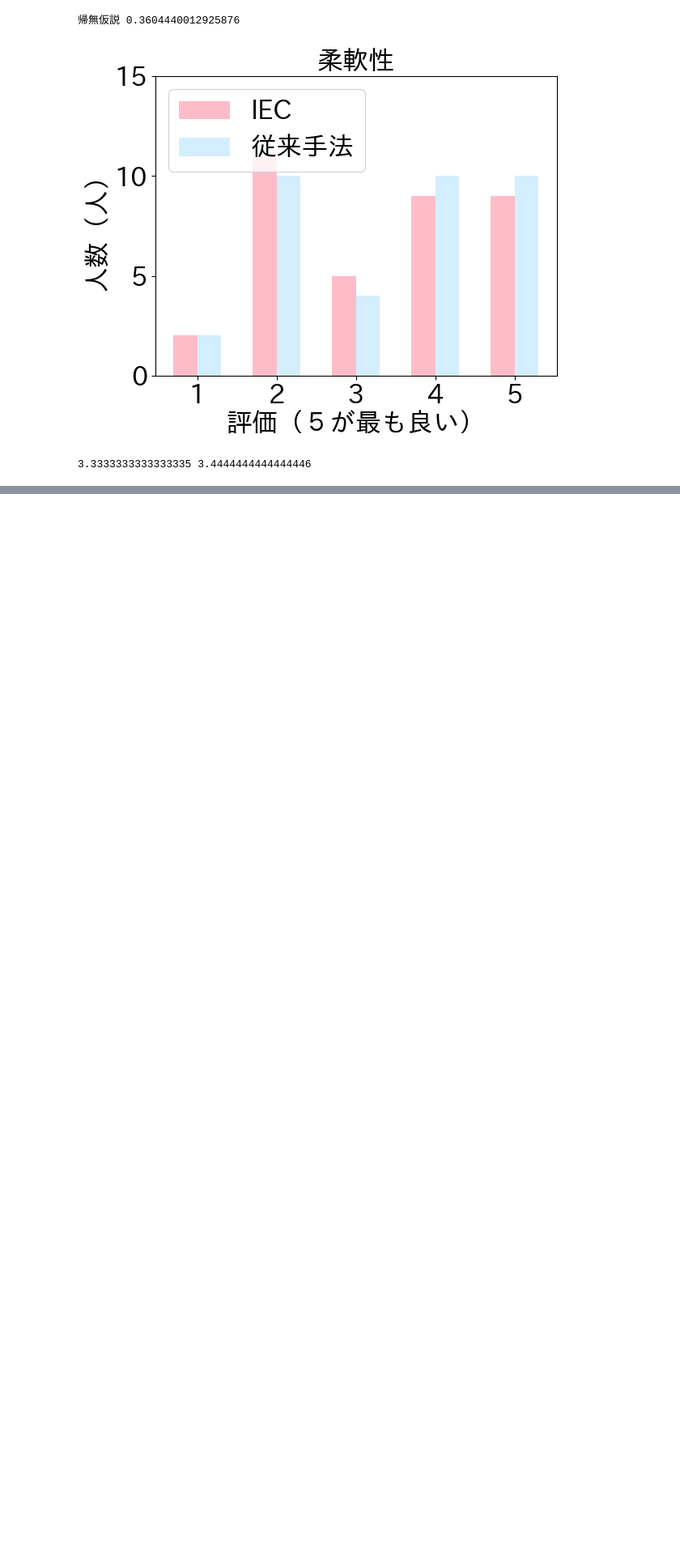
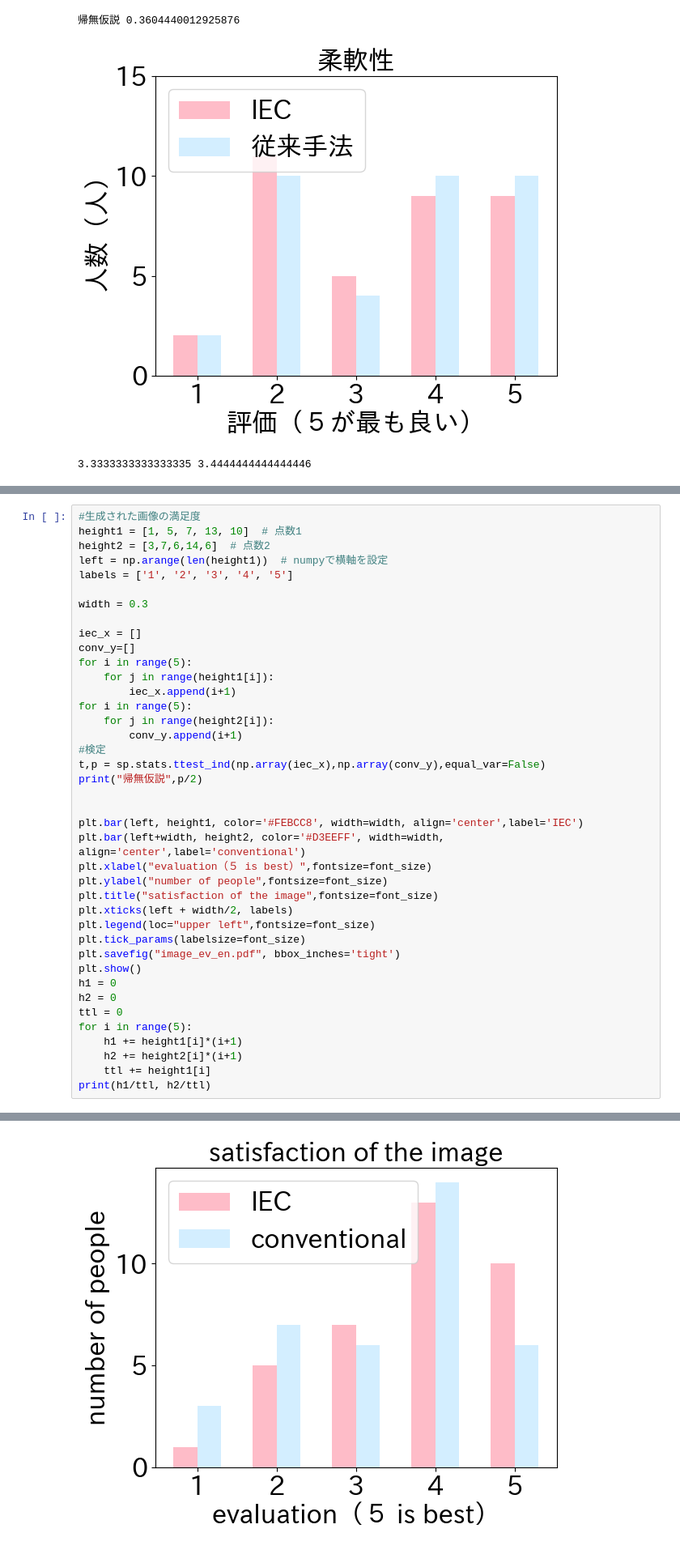
Before and after one commit to haruponponpopon/iec, a Jupyter notebook: dataanalysis/paper_graph_create.ipynb, the cells around one changed output, grey strips where cells are left out. Shown at 81% size. Cells and saved outputs as stored; diff of their text form; blank space fills up the shorter version.

```diff
--- a/dataanalysis/paper_graph_create.ipynb
+++ b/dataanalysis/paper_graph_create.ipynb
@@ -501,0 +589,41 @@ print(h1/ttl, h2/ttl)
+# %%
+#生成された画像の満足度
+height1 = [1, 5, 7, 13, 10]  # 点数1
+height2 = [3,7,6,14,6]  # 点数2
+left = np.arange(len(height1))  # numpyで横軸を設定
+labels = ['1', '2', '3', '4', '5']
+
+width = 0.3
+
+iec_x = []
+conv_y=[]
+for i in range(5):
+    for j in range(height1[i]):
+        iec_x.append(i+1)
+for i in range(5):
+    for j in range(height2[i]):
+        conv_y.append(i+1)
+#検定
+t,p = sp.stats.ttest_ind(np.array(iec_x),np.array(conv_y),equal_var=False)
+print("帰無仮説",p/2)
+
+
+plt.bar(left, height1, color='#FEBCC8', width=width, align='center',label='IEC')
+plt.bar(left+width, height2, color='#D3EEFF', width=width, align='center',label='conventional')
+plt.xlabel("evaluation（５ is best）",fontsize=font_size)
+plt.ylabel("number of people",fontsize=font_size)
+plt.title("satisfaction of the image",fontsize=font_size)
+plt.xticks(left + width/2, labels)
+plt.legend(loc="upper left",fontsize=font_size)
+plt.tick_params(labelsize=font_size)
+plt.savefig("image_ev_en.pdf", bbox_inches='tight')
+plt.show()
+h1 = 0
+h2 = 0
+ttl = 0
+for i in range(5):
+    h1 += height1[i]*(i+1)
+    h2 += height2[i]*(i+1)
+    ttl += height1[i]
+print(h1/ttl, h2/ttl)
+# %% [output]
@@ -501,0 +631 @@ print(h1/ttl, h2/ttl)
+[figure, added]
```
Also changed, not shown: parts of 9 cells of this notebook, 1 other file.
